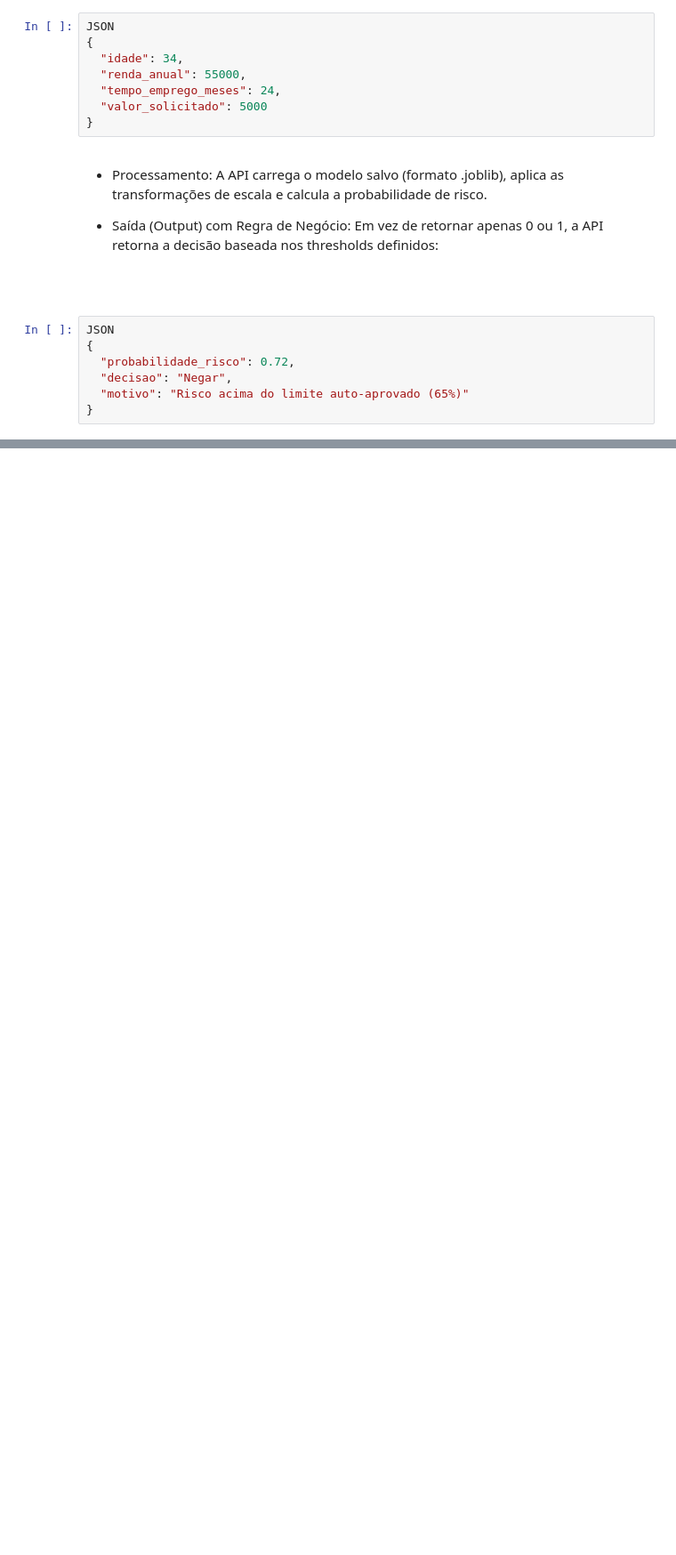
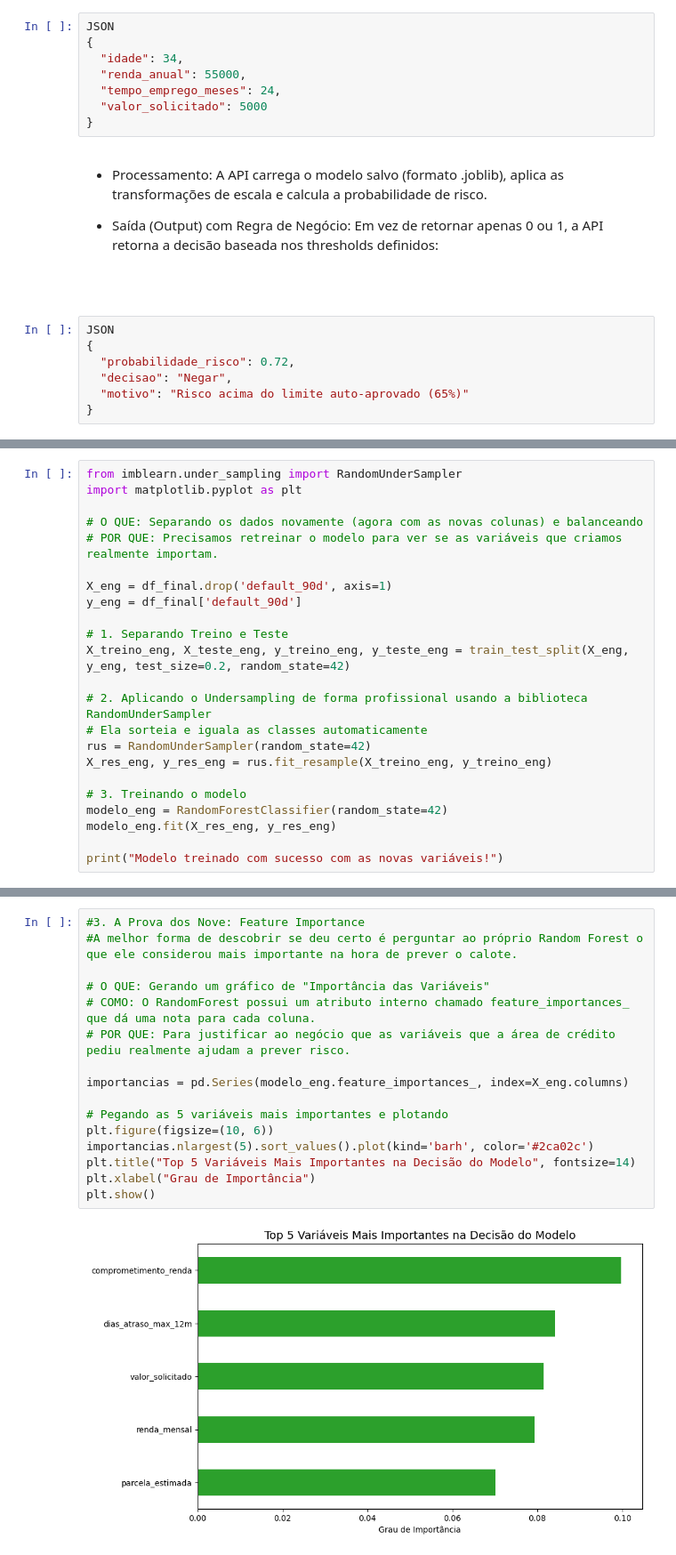
Before and after one commit to luizmaibashi/Payflow-inadimplencia, a Jupyter notebook: Luiz_maibashi_desafio_payflow.ipynb, the cells around one changed output, grey strips where cells are left out. Shown at 89% size. Drawn from its saved outputs; the diff is of its cells as text; blank space fills up the shorter version.

```diff
--- a/Luiz_maibashi_desafio_payflow.ipynb
+++ b/Luiz_maibashi_desafio_payflow.ipynb
@@ -677,0 +895,23 @@ CONCLUSÃO GERAL
+# %%
+from imblearn.under_sampling import RandomUnderSampler
+import matplotlib.pyplot as plt
+
+# O QUE: Separando os dados novamente (agora com as novas colunas) e balanceando
+# POR QUE: Precisamos retreinar o modelo para ver se as variáveis que criamos realmente importam.
+
+X_eng = df_final.drop('default_90d', axis=1)
+y_eng = df_final['default_90d']
+
+# 1. Separando Treino e Teste
+X_treino_eng, X_teste_eng, y_treino_eng, y_teste_eng = train_test_split(X_eng, y_eng, test_size=0.2, random_state=42)
+
+# 2. Aplicando o Undersampling de forma profissional usando a biblioteca RandomUnderSampler
+# Ela sorteia e iguala as classes automaticamente
+rus = RandomUnderSampler(random_state=42)
+X_res_eng, y_res_eng = rus.fit_resample(X_treino_eng, y_treino_eng)
+
+# 3. Treinando o modelo
+modelo_eng = RandomForestClassifier(random_state=42)
+modelo_eng.fit(X_res_eng, y_res_eng)
+
+print("Modelo treinado com sucesso com as novas variáveis!")
@@ -677,0 +920,18 @@ CONCLUSÃO GERAL
+# %%
+#3. A Prova dos Nove: Feature Importance
+#A melhor forma de descobrir se deu certo é perguntar ao próprio Random Forest o que ele considerou mais importante na hora de prever o calote.
+
+# O QUE: Gerando um gráfico de "Importância das Variáveis"
+# COMO: O RandomForest possui um atributo interno chamado feature_importances_ que dá uma nota para cada coluna.
+# POR QUE: Para justificar ao negócio que as variáveis que a área de crédito pediu realmente ajudam a prever risco.
+
+importancias = pd.Series(modelo_eng.feature_importances_, index=X_eng.columns)
+
+# Pegando as 5 variáveis mais importantes e plotando
+plt.figure(figsize=(10, 6))
+importancias.nlargest(5).sort_values().plot(kind='barh', color='#2ca02c')
+plt.title("Top 5 Variáveis Mais Importantes na Decisão do Modelo", fontsize=14)
+plt.xlabel("Grau de Importância")
+plt.show()
+# %% [output]
+[figure, added]
```
Also changed, not shown: parts of 32 cells of this notebook.
